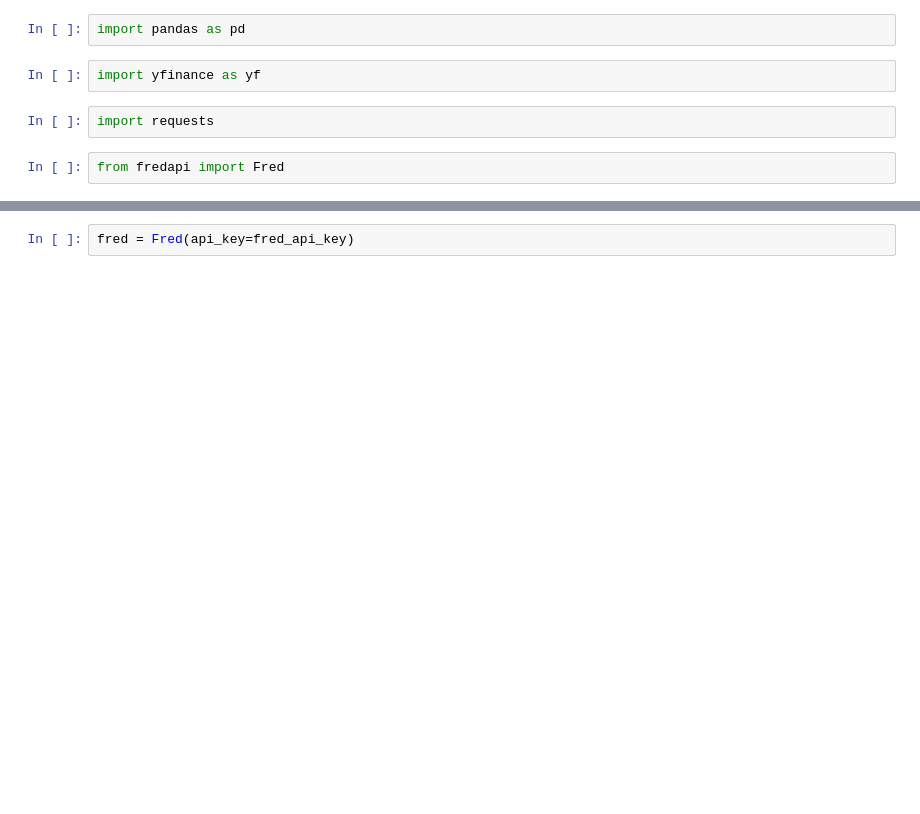
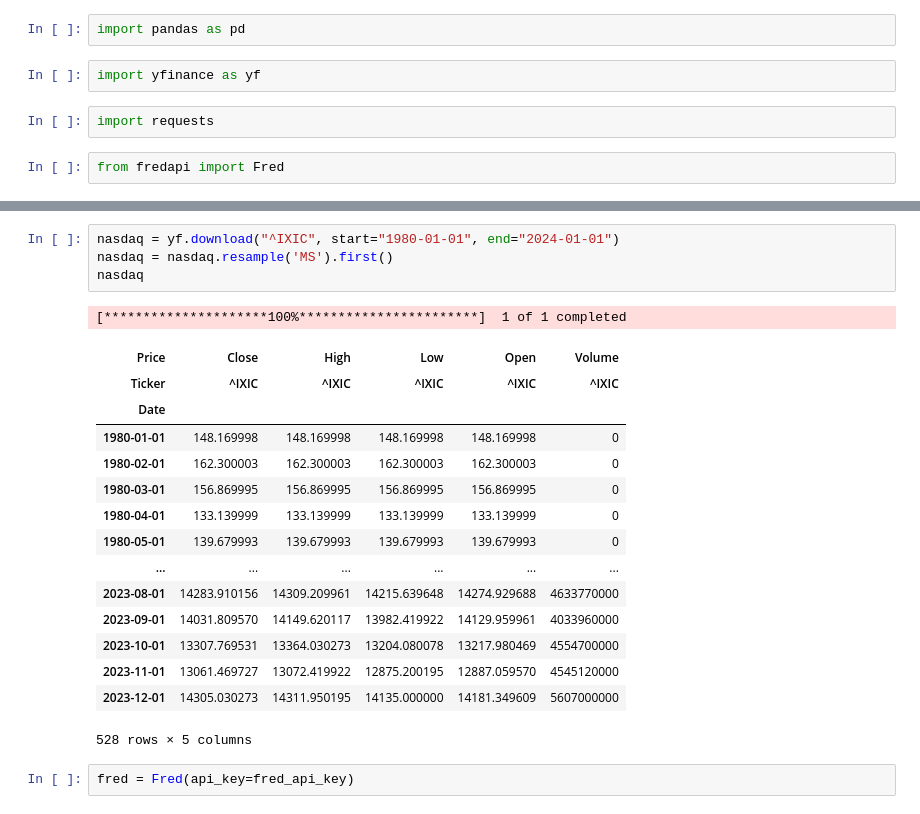
Before and after one commit to maxarm1007/End-to-End-Data-Engineering-Pipeline-How-the-Stock-Market-is-affected-by-Economic-Indicators, a Jupyter notebook: End_to_End_Engineering.ipynb, the cells around one changed output, grey strips where cells are left out. Cells and saved outputs as stored; diff of their text form; blank space fills up the shorter version.

```diff
--- a/End_to_End_Engineering.ipynb
+++ b/End_to_End_Engineering.ipynb
@@ -34,2 +35,23 @@ sp500
+# %%
+nasdaq = yf.download("^IXIC", start="1980-01-01", end="2024-01-01")
+nasdaq = nasdaq.resample('MS').first()
+nasdaq
+# %% [output]
+[*********************100%***********************]  1 of 1 completed
+| Price | Close | High | Low | Open | Volume |
+| Ticker | ^IXIC | ^IXIC | ^IXIC | ^IXIC | ^IXIC |
+| Date |  |  |  |  |  |
+| 1980-01-01 | 148.169998 | 148.169998 | 148.169998 | 148.169998 | 0 |
+| 1980-02-01 | 162.300003 | 162.300003 | 162.300003 | 162.300003 | 0 |
+| 1980-03-01 | 156.869995 | 156.869995 | 156.869995 | 156.869995 | 0 |
+| 1980-04-01 | 133.139999 | 133.139999 | 133.139999 | 133.139999 | 0 |
+| 1980-05-01 | 139.679993 | 139.679993 | 139.679993 | 139.679993 | 0 |
+| ... | ... | ... | ... | ... | ... |
+| 2023-08-01 | 14283.910156 | 14309.209961 | 14215.639648 | 14274.929688 | 4633770000 |
+| 2023-09-01 | 14031.809570 | 14149.620117 | 13982.419922 | 14129.959961 | 4033960000 |
+| 2023-10-01 | 13307.769531 | 13364.030273 | 13204.080078 | 13217.980469 | 4554700000 |
+| 2023-11-01 | 13061.469727 | 13072.419922 | 12875.200195 | 12887.059570 | 4545120000 |
+| 2023-12-01 | 14305.030273 | 14311.950195 | 14135.000000 | 14181.349609 | 5607000000 |
+528 rows × 5 columns
 # %%
 fred = Fred(api_key=fred_api_key)
```
Also changed, not shown: parts of 17 cells of this notebook.
